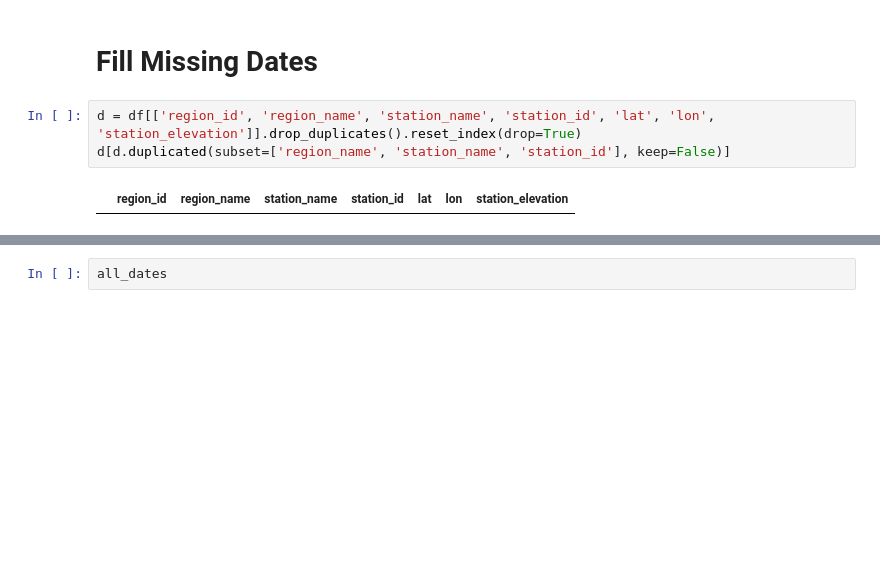
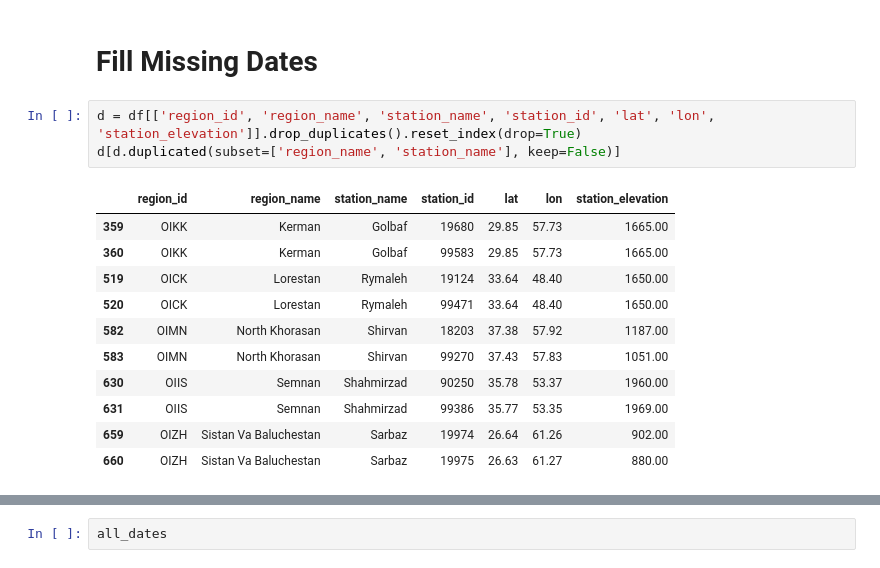
Before and after one commit to shirazialianpooya/panel-data-eto, a Jupyter notebook: src/Python/_01_Data_Cleansing.ipynb, the cells around one changed output, grey strips where cells are left out. Saved outputs shown, nothing was run; the diff lists cells and outputs as text; blank space fills up the shorter version.

```diff
--- a/src/Python/_01_Data_Cleansing.ipynb
+++ b/src/Python/_01_Data_Cleansing.ipynb
@@ -235,9 +235,19 @@ memory usage: 516.9 MB
 # Fill Missing Dates
 # %%
 d = df[['region_id', 'region_name', 'station_name', 'station_id', 'lat', 'lon', 'station_elevation']].drop_duplicates().reset_index(drop=True)
-d[d.duplicated(subset=['region_name', 'station_name', 'station_id'], keep=False)]
+d[d.duplicated(subset=['region_name', 'station_name'], keep=False)]
 # %% [output]
 |  | region_id | region_name | station_name | station_id | lat | lon | station_elevation |
+| 359 | OIKK | Kerman | Golbaf | 19680 | 29.85 | 57.73 | 1665.00 |
+| 360 | OIKK | Kerman | Golbaf | 99583 | 29.85 | 57.73 | 1665.00 |
+| 519 | OICK | Lorestan | Rymaleh | 19124 | 33.64 | 48.40 | 1650.00 |
+| 520 | OICK | Lorestan | Rymaleh | 99471 | 33.64 | 48.40 | 1650.00 |
+| 582 | OIMN | North Khorasan | Shirvan | 18203 | 37.38 | 57.92 | 1187.00 |
+| 583 | OIMN | North Khorasan | Shirvan | 99270 | 37.43 | 57.83 | 1051.00 |
+| 630 | OIIS | Semnan | Shahmirzad | 90250 | 35.78 | 53.37 | 1960.00 |
+| 631 | OIIS | Semnan | Shahmirzad | 99386 | 35.77 | 53.35 | 1969.00 |
+| 659 | OIZH | Sistan Va Baluchestan | Sarbaz | 19974 | 26.64 | 61.26 | 902.00 |
+| 660 | OIZH | Sistan Va Baluchestan | Sarbaz | 19975 | 26.63 | 61.27 | 880.00 |
 # %%
 all_dates = pd.date_range(df['date'].min(), df['date'].max(), freq='D')
 
```
Also changed, not shown: parts of 5 cells of this notebook, 2 other files.
